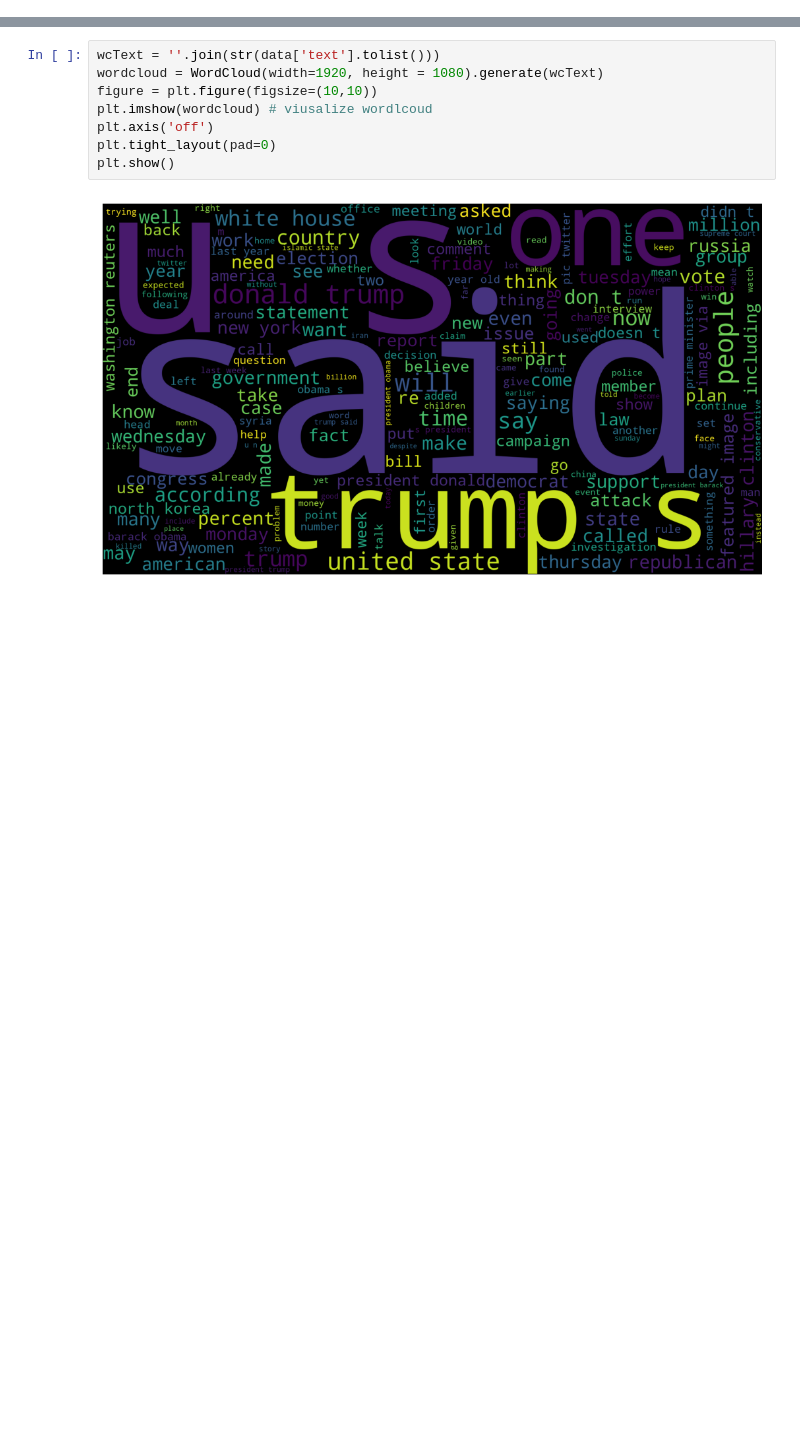
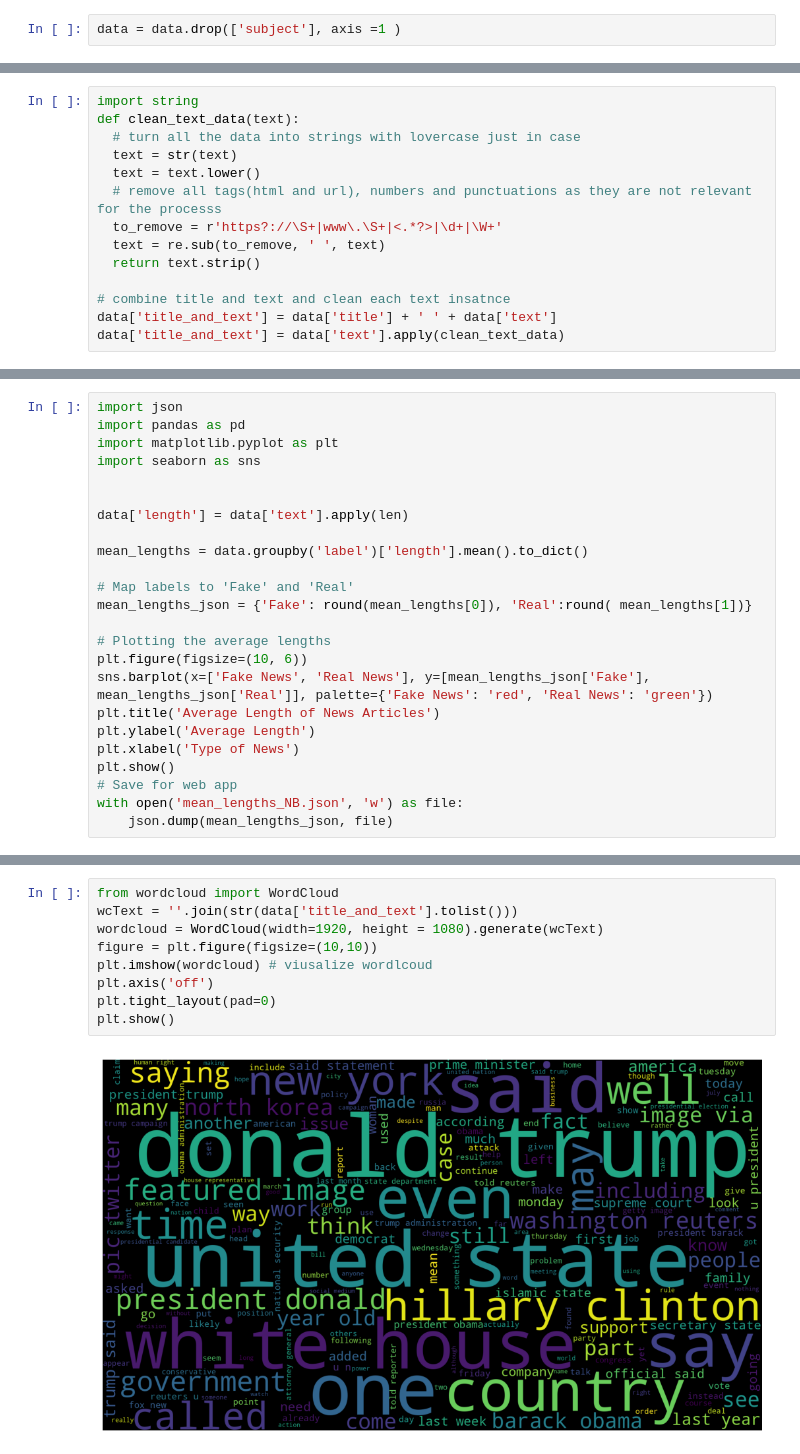
Before and after one commit to markoboreta/BSc-Thesis, a Jupyter notebook: AI_FAKE_NEWS_DETECTOR/training/NaiveBayes.ipynb, the cells around one changed output, grey strips where cells are left out. Cells and saved outputs as stored; diff of their text form; blank space fills up the shorter version.

```diff
--- a/AI_FAKE_NEWS_DETECTOR/training/NaiveBayes.ipynb
+++ b/AI_FAKE_NEWS_DETECTOR/training/NaiveBayes.ipynb
@@ -72,0 +107,2 @@ Name: label, dtype: int64
+# %%
+data = data.drop(['subject'], axis =1 )
@@ -93,0 +129,14 @@ data["text"] = data["text"].apply(remove_special)
+# %%
+import string
+def clean_text_data(text):
+  # turn all the data into strings with lovercase just in case
+  text = str(text)
+  text = text.lower()
+  # remove all tags(html and url), numbers and punctuations as they are not relevant for the processs
+  to_remove = r'https?://\S+|www\.\S+|<.*?>|\d+|\W+'
+  text = re.sub(to_remove, ' ', text)
+  return text.strip()
+
+# combine title and text and clean each text insatnce
+data['title_and_text'] = data['title'] + ' ' + data['text']
+data['title_and_text'] = data['text'].apply(clean_text_data)
@@ -93,0 +145,24 @@ data["text"] = data["text"].apply(remove_special)
+# %%
+import json
+import pandas as pd
+import matplotlib.pyplot as plt
+import seaborn as sns
+
+
+data['length'] = data['text'].apply(len)
+
+mean_lengths = data.groupby('label')['length'].mean().to_dict()
+
+# Map labels to 'Fake' and 'Real'
+mean_lengths_json = {'Fake': round(mean_lengths[0]), 'Real':round( mean_lengths[1])}
+
+# Plotting the average lengths
+plt.figure(figsize=(10, 6))
+sns.barplot(x=['Fake News', 'Real News'], y=[mean_lengths_json['Fake'], mean_lengths_json['Real']], palette={'Fake News': 'red', 'Real News': 'green'})
+plt.title('Average Length of News Articles')
+plt.ylabel('Average Length')
+plt.xlabel('Type of News')
+plt.show()
+# Save for web app
+with open('mean_lengths_NB.json', 'w') as file:
+    json.dump(mean_lengths_json, file)
@@ -94,11 +176,12 @@ data["text"] = data["text"].apply(remove_special)
 # %%
-wcText = ''.join(str(data['text'].tolist()))
+from wordcloud import WordCloud
+wcText = ''.join(str(data['title_and_text'].tolist()))
 wordcloud = WordCloud(width=1920, height = 1080).generate(wcText)
 figure = plt.figure(figsize=(10,10))
 plt.imshow(wordcloud) # viusalize wordlcoud
 plt.axis('off')
 plt.tight_layout(pad=0)
 plt.show()
 # %% [output]
-[figure, old version]
+[figure, new version]
 # %%
```
Also changed, not shown: parts of 55 cells of this notebook, 26 other files.
